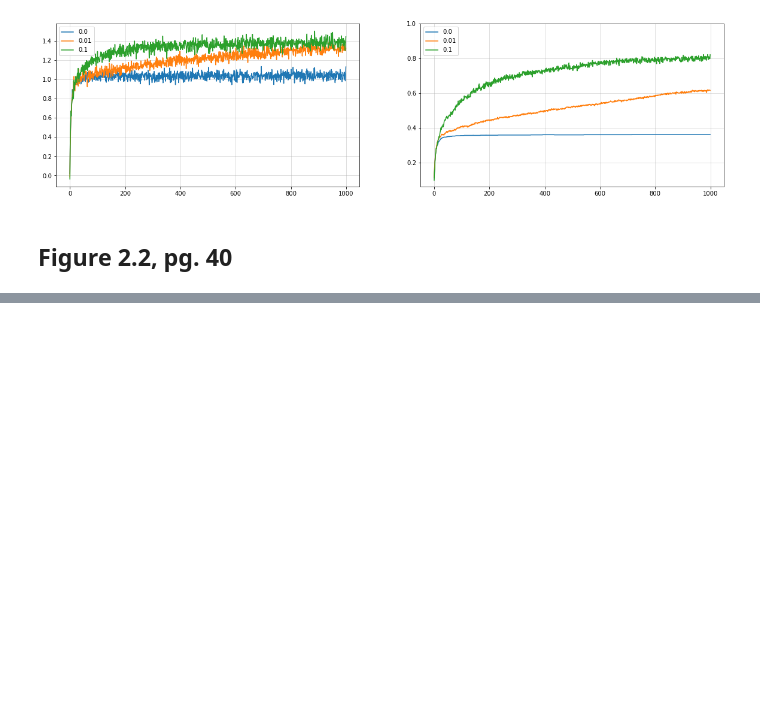
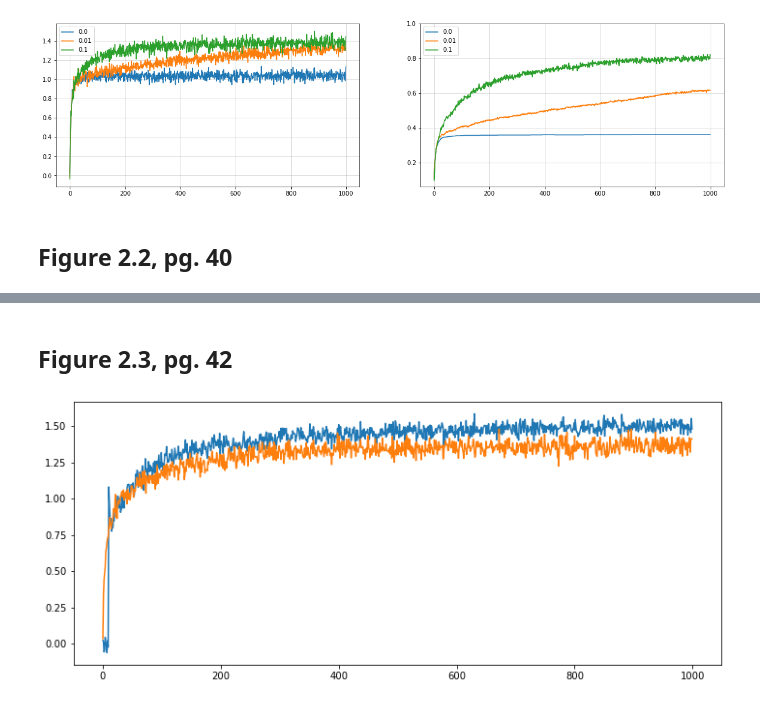
Before and after one commit to soukupmarek-edin/reinforcement-learning, a Jupyter notebook: Chapter2_MultiArmedBandits.ipynb, the cells around one changed output, grey strips where cells are left out. Cells and saved outputs as stored; diff of their text form; code cells hidden in the pictures; blank space fills up the shorter version.

Commit message:
upper confidence bound

```diff
--- a/Chapter2_MultiArmedBandits.ipynb
+++ b/Chapter2_MultiArmedBandits.ipynb
@@ -81,0 +82,35 @@ ax.legend()
+# %% [markdown]
+## Figure 2.3, pg. 42
+# %%
+import numpy as np
+import pandas as pd
+import matplotlib.pyplot as plt
+
+from RL_tools.Bandits import Task
+
+n_actions = 10
+n_steps = 1000
+n_runs = 1000
+
+task_rewards = np.zeros((n_steps, n_runs))
+optimal_actions = np.zeros((n_steps, n_runs))
+
+
+plt.rc('figure', figsize=(12,5))
+
+for r in range(n_runs):
+    task = Task(n_actions, n_steps, selection='upper_confidence_bound')
+    task.run_task()
+    task_rewards[:, r] = task.reward_tracker
+
+plt.plot(task_rewards.mean(axis=1), label='UCB, c=2')
+
+for r in range(n_runs):
+    task = Task(n_actions, n_steps, selection='epsilon_greedy', epsilon=0.1)
+    task.run_task()
+    task_rewards[:, r] = task.reward_tracker
+
+plt.plot(task_rewards.mean(axis=1), label='ε-greedy')
+plt.show()
+# %% [output]
+[figure, added]
```
Also changed, not shown: parts of 1 cell of this notebook, 2 other files.
